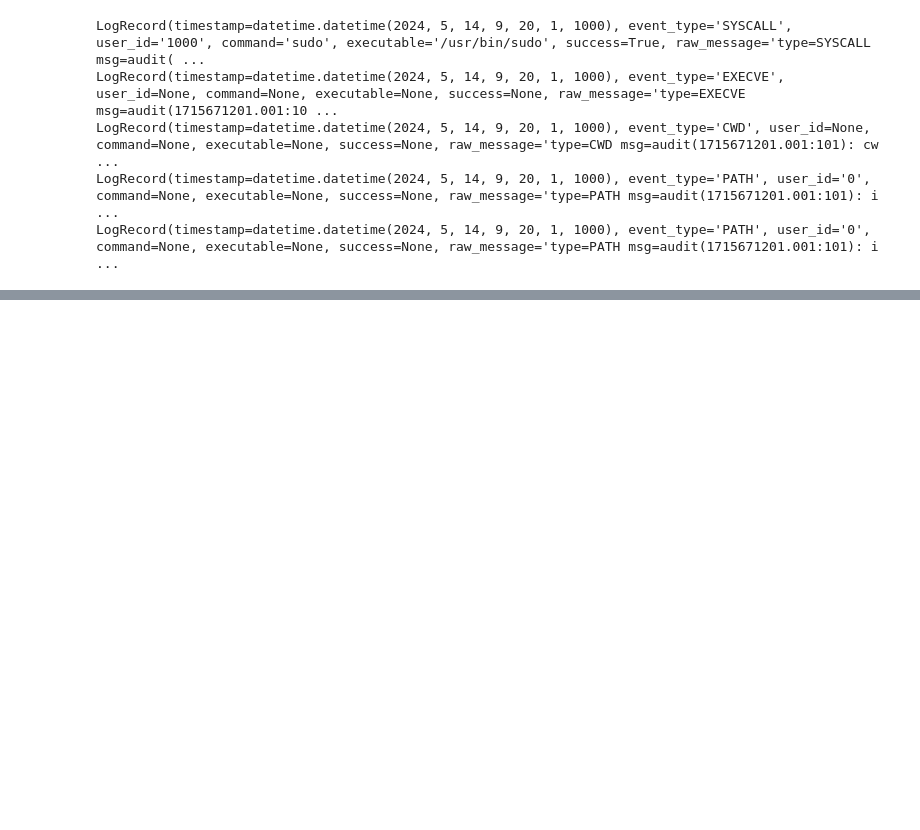
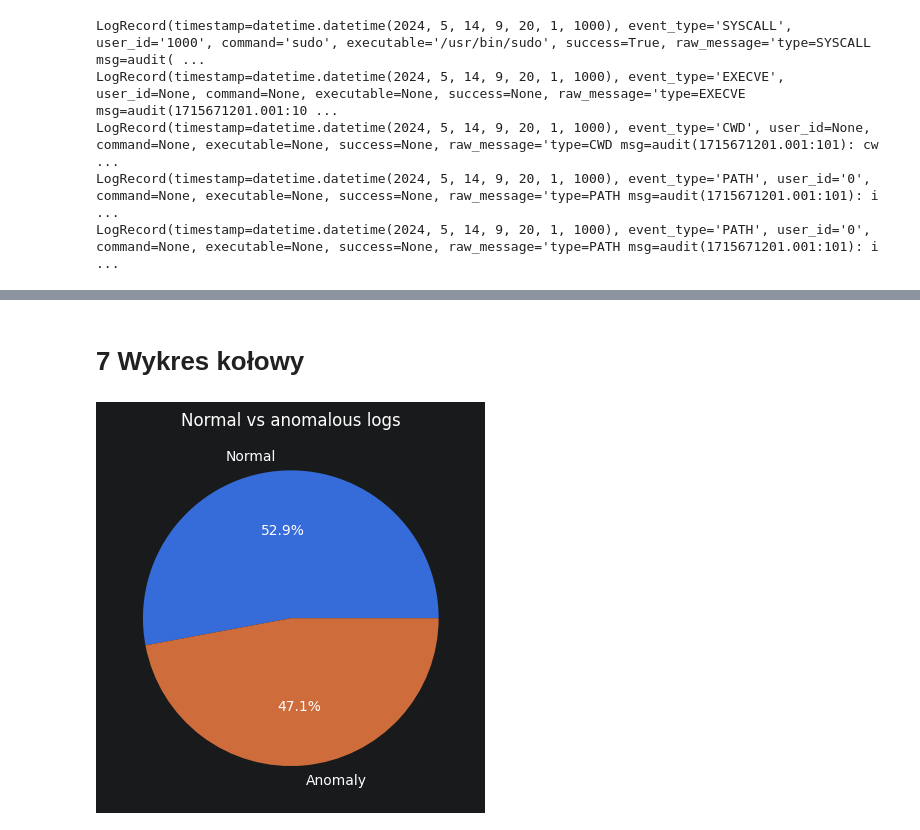
Before and after one commit to lukaskierzek/bihso_project, a Jupyter notebook: notebooks/presentation.ipynb, the cells around one changed output, grey strips where cells are left out. Cells and saved outputs as stored; diff of their text form; code cells hidden in the pictures; blank space fills up the shorter version.

```diff
--- a/notebooks/presentation.ipynb
+++ b/notebooks/presentation.ipynb
@@ -45,0 +58,23 @@ DetectionResult(rule_name='Night Activity', is_anomaly=True, reason='Activity de
+# %%
+from collections import Counter
+
+rule_counter = Counter()
+
+total_logs = len(records)
+anomaly_logs = 0
+
+for record in records:
+
+    detections = run_all_rules(record)
+
+    if detections:
+        anomaly_logs += 1
+
+    for detection in detections:
+        rule_counter[detection.rule_name] += 1
+
+print(f"Total logs: {total_logs}")
+print(f"Logs with anomalies: {anomaly_logs}")
+print(f"Normal logs: {total_logs - anomaly_logs}")
+
+rule_counter
@@ -45,0 +145,16 @@ DetectionResult(rule_name='Night Activity', is_anomaly=True, reason='Activity de
+# %% [markdown]
+# 7 Wykres kołowy
+# %%
+normal_logs = total_logs - anomaly_logs
+
+plt.pie(
+    [normal_logs, anomaly_logs],
+    labels=["Normal", "Anomaly"],
+    autopct="%1.1f%%"
+)
+
+plt.title("Normal vs anomalous logs")
+
+plt.show()
+# %% [output]
+[figure, added]
```
Also changed, not shown: parts of 13 cells of this notebook, 4 other files.
